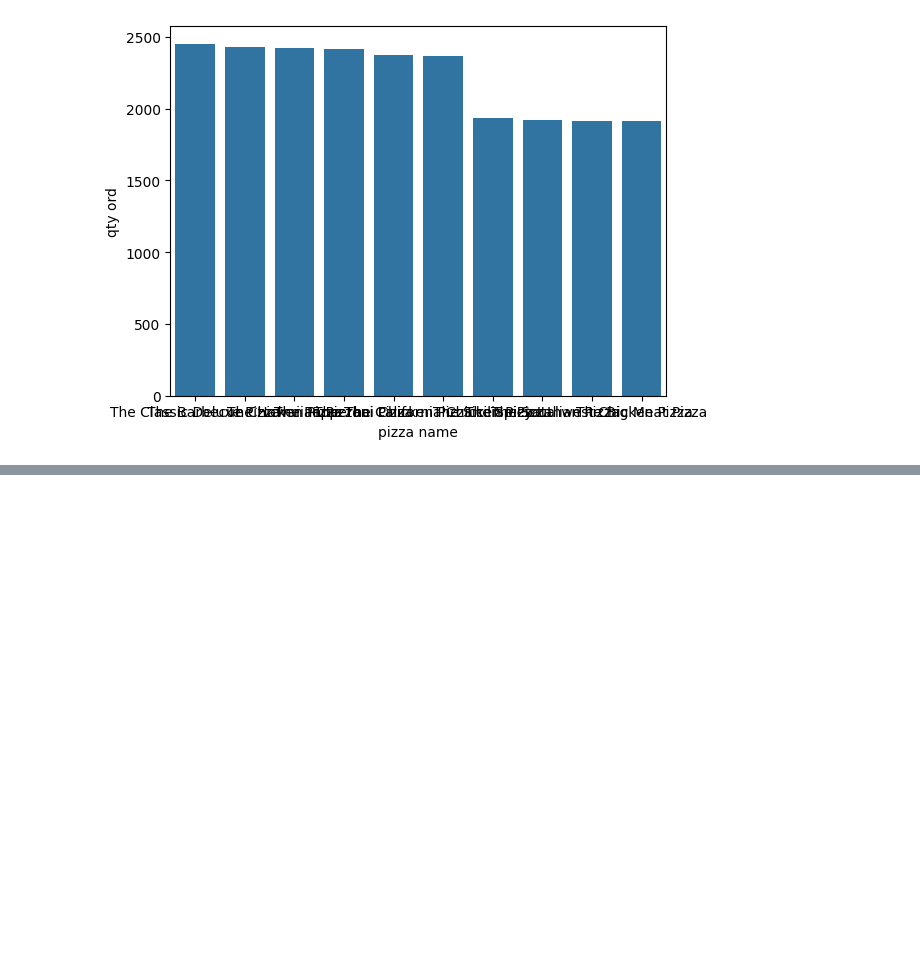
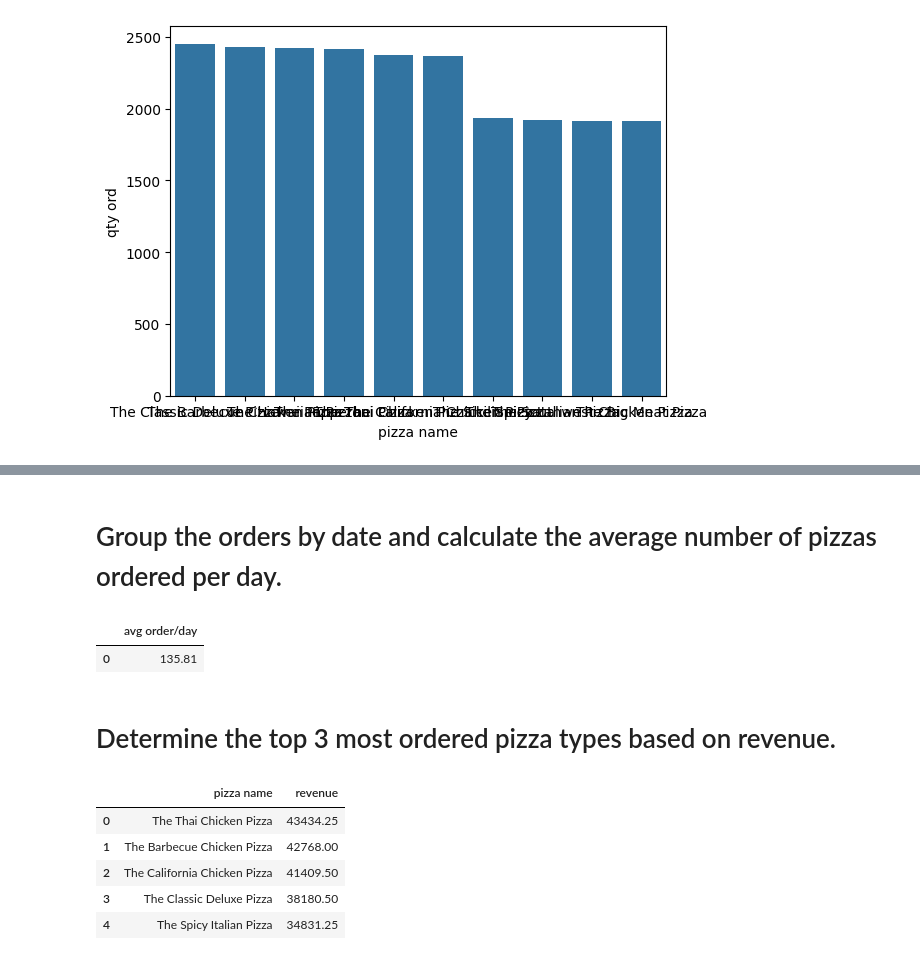
Before and after one commit to AftabQuant/Data-Analysis-Project, a Jupyter notebook: Pizza Sales Project/Pizzalytics.ipynb, the cells around one changed output, grey strips where cells are left out. Saved outputs shown, nothing was run; the diff lists cells and outputs as text; code cells hidden in the pictures; blank space fills up the shorter version.

```diff
--- a/Pizza Sales Project/Pizzalytics.ipynb
+++ b/Pizza Sales Project/Pizzalytics.ipynb
@@ -109,0 +172,36 @@ plt.show()
+# %% [markdown]
+# Group the orders by date and calculate the average number of pizzas ordered per day.
+# %%
+query = """ select round(avg(quantity),2) from
+        (select orders.date, count(order_details.quantity) as quantity from orders
+        join order_details
+        on order_details.order_id = orders.order_id
+        group by orders.date) as a """
+cur.execute(query)
+data = cur.fetchall()
+df = pd.DataFrame(data, columns=['avg order/day'])
+df
+# %% [output]
+|  | avg order/day |
+| 0 | 135.81 |
+# %% [markdown]
+# Determine the top 3 most ordered pizza types based on revenue.
+# %%
+query = """ select pizza_types.name, round(sum(pizzas.price * order_details.quantity),2) as revenue from pizza_types
+join pizzas
+on pizzas.pizza_type_id = pizza_types.pizza_type_id
+join order_details
+on order_details.pizza_id = pizzas.pizza_id
+group by pizza_types.name
+order by revenue desc limit 5 """
+cur.execute(query)
+data = cur.fetchall()
+df = pd.DataFrame(data, columns=['pizza name', 'revenue'])
+df
+# %% [output]
+|  | pizza name | revenue |
+| 0 | The Thai Chicken Pizza | 43434.25 |
+| 1 | The Barbecue Chicken Pizza | 42768.00 |
+| 2 | The California Chicken Pizza | 41409.50 |
+| 3 | The Classic Deluxe Pizza | 38180.50 |
+| 4 | The Spicy Italian Pizza | 34831.25 |
```
Also changed, not shown: parts of 8 cells of this notebook.
